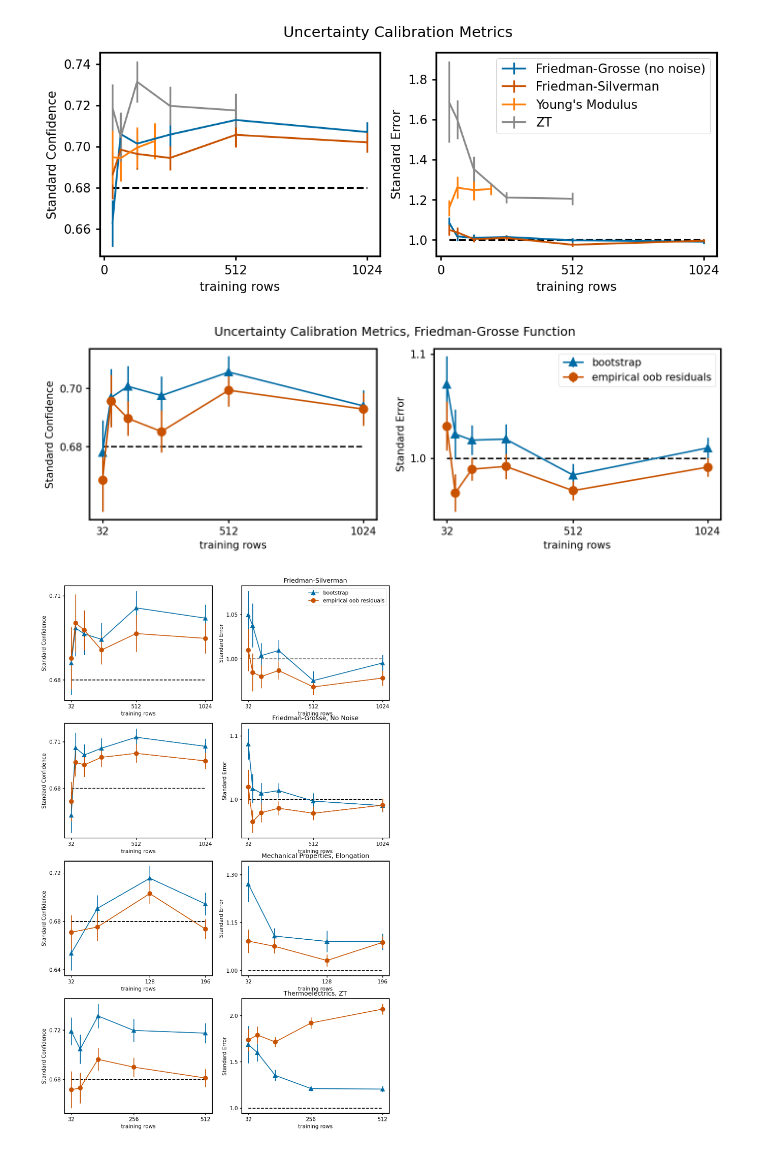
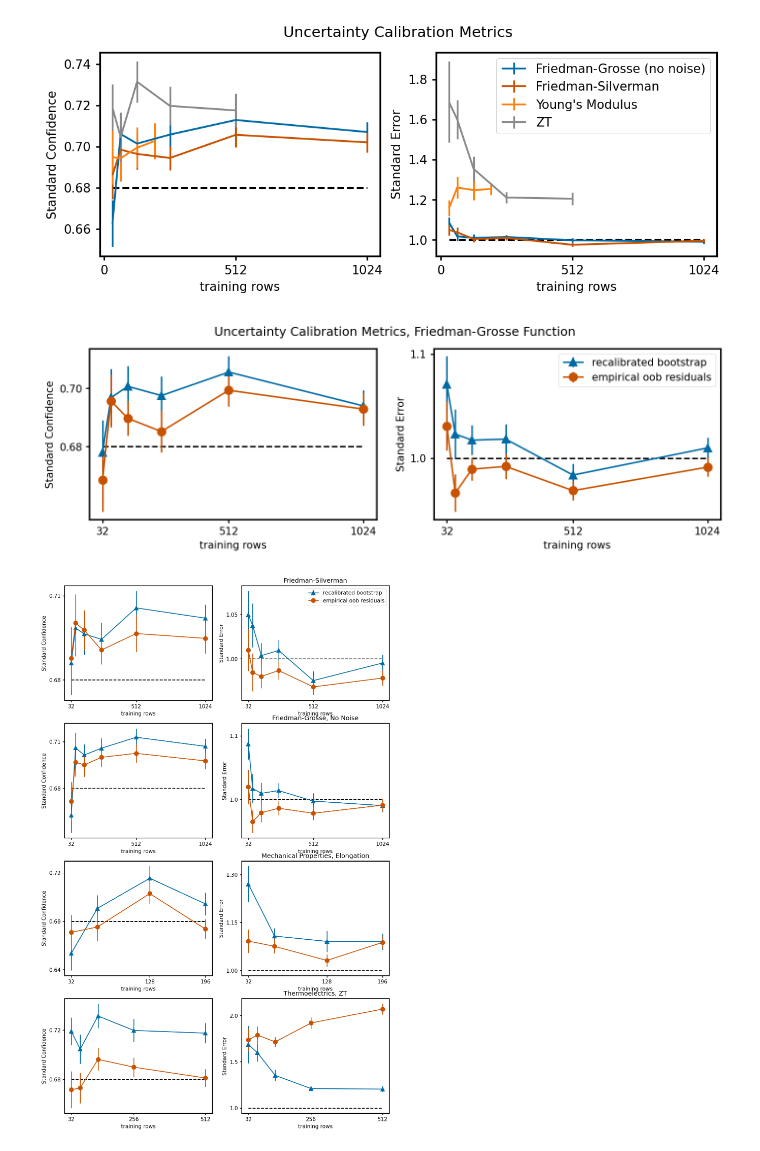
Before and after one commit to CitrineInformatics/multivariate-prediction-intervals, a Jupyter notebook: manuscript-figures/Fig2/Figure 2.ipynb, the cells around one changed output. Drawn from its saved outputs; the diff is of its cells as text; code cells hidden in the pictures.

Commit message:
tweak figures for manuscript

```diff
--- a/manuscript-figures/Fig2/Figure 2.ipynb
+++ b/manuscript-figures/Fig2/Figure 2.ipynb
@@ -111,19 +111,19 @@ plt.show()
 # %%
 fig, axs = plt.subplots(nrows=1, ncols=2, figsize=(11, 3))
 plot_uncertainty_metrics_by_method(
     df = pd.read_csv("../../uncertainty-study/Friedman-Grosse/noise-2-prediction.csv"),
     axs = axs,
     metrics=[("Standard Confidence", 0.68), ("Standard Error", 1.0)],
-    labels = {"oob constant": "empirical oob residuals", "bootstrap": "bootstrap"}
+    labels = {"oob constant": "empirical oob residuals", "bootstrap": "recalibrated bootstrap"}
 )
 plt.suptitle("Uncertainty Calibration Metrics, Friedman-Grosse Function")
 axs[0].set_yticks([0.68, 0.7])
 axs[1].set_yticks([1.0, 1.1])
 axs[0].set_xticks([32, 512, 1024])
 axs[1].set_xticks([32, 512, 1024])
 plt.savefig("fig2.svg")
 # %% [output]
-[figure, old version]
+[figure, new version]
 # %%
 fig, axs = plt.subplots(nrows=4, ncols=2, figsize=(11, 18))
 plot_uncertainty_metrics_by_method(
@@ -131,7 +131,7 @@ plot_uncertainty_metrics_by_method(
     axs = axs[0, :],
     title="Friedman-Silverman",
     metrics=[("Standard Confidence", 0.68), ("Standard Error", 1.0)],
-    labels = {"oob constant": "empirical oob residuals", "bootstrap": "bootstrap"}
+    labels = {"oob constant": "empirical oob residuals", "bootstrap": "recalibrated bootstrap"}
 )
 axs[0, 0].set_yticks([0.68, 0.71])
 axs[0, 1].set_yticks([1.0, 1.05])
@@ -143,7 +143,7 @@ plot_uncertainty_metrics_by_method(
     axs = axs[1, :],
     title="Friedman-Grosse, No Noise",
     metrics=[("Standard Confidence", 0.68), ("Standard Error", 1.0)],
-    labels = {"oob constant": "empirical oob residuals", "bootstrap": "bootstrap"},
+    labels = {"oob constant": "empirical oob residuals", "bootstrap": "recalibrated bootstrap"},
     show_legend=False
 )
 axs[1, 0].set_yticks([0.68, 0.71])
@@ -156,7 +156,7 @@ plot_uncertainty_metrics_by_method(
     axs = axs[2, :],
     title="Mechanical Properties, Elongation",
     metrics=[("Standard Confidence", 0.68), ("Standard Error", 1.0)],
-    labels = {"oob constant": "empirical oob residuals", "bootstrap": "bootstrap"},
+    labels = {"oob constant": "empirical oob residuals", "bootstrap": "recalibrated bootstrap"},
     show_legend=False
 )
 axs[2, 0].set_yticks([0.64, 0.68, 0.72])
@@ -169,7 +169,7 @@ plot_uncertainty_metrics_by_method(
     axs = axs[3, :],
     title="Thermoelectrics, ZT",
     metrics=[("Standard Confidence", 0.68), ("Standard Error", 1.0)],
-    labels = {"oob constant": "empirical oob residuals", "bootstrap": "bootstrap"},
+    labels = {"oob constant": "empirical oob residuals", "bootstrap": "recalibrated bootstrap"},
     show_legend=False
 )
 axs[3, 0].set_yticks([0.68, 0.72])
@@ -179,4 +179,4 @@ axs[3, 1].set_xticks([32, 256, 512])
 
 plt.savefig("supplementary.svg")
 # %% [output]
-[figure, old version]
+[figure, new version]
```
Also changed, not shown: 5 other files.
